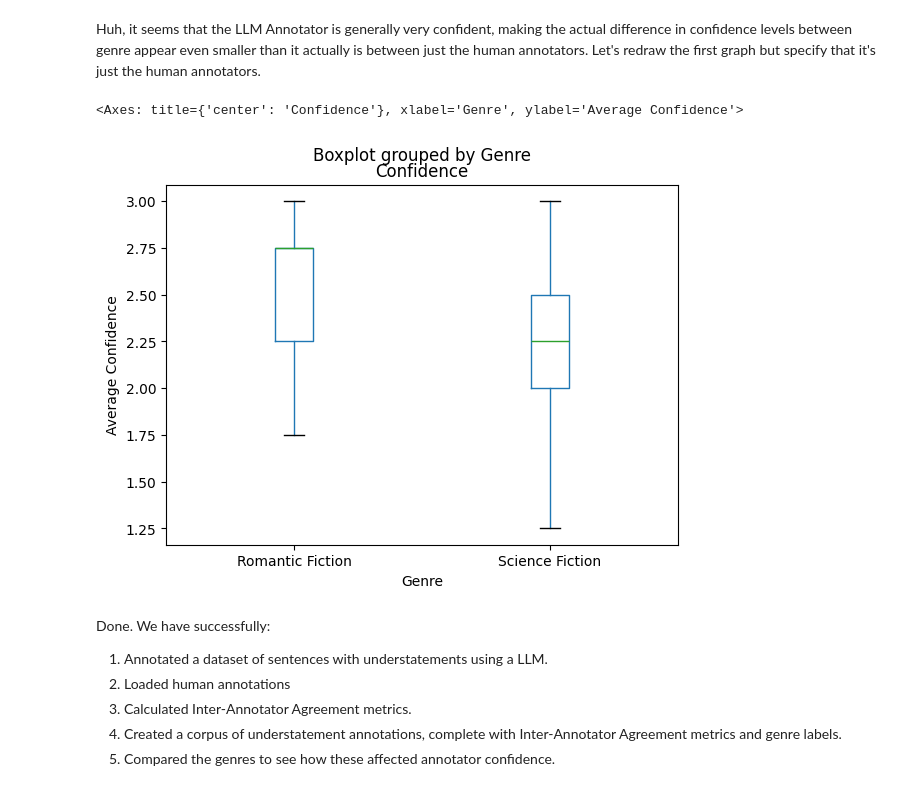
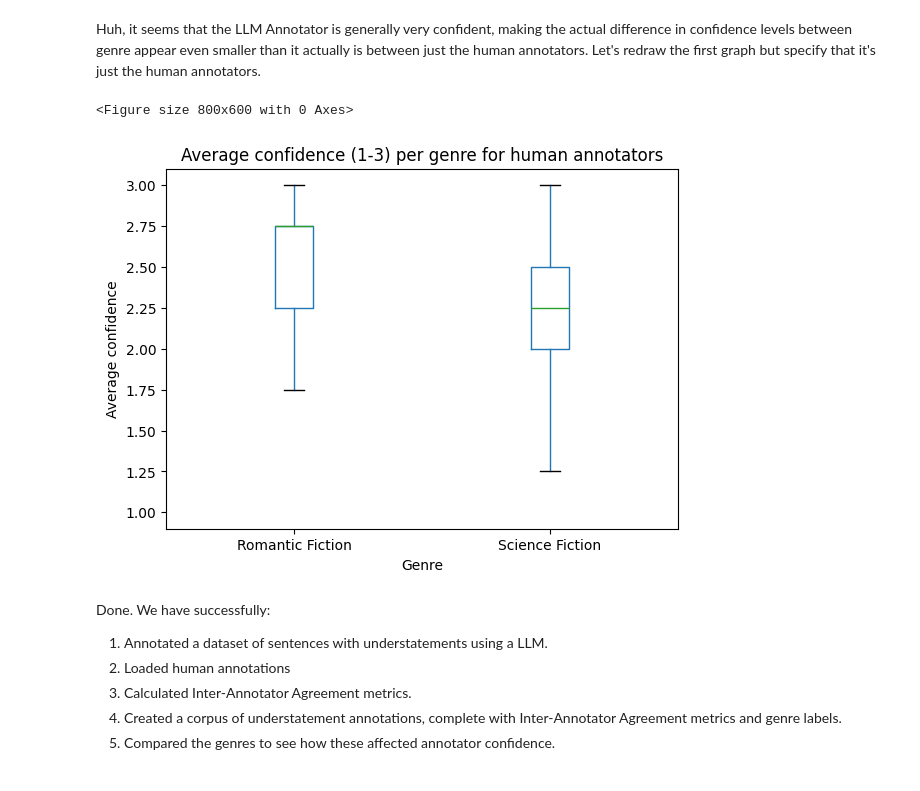
Before and after one commit to krisstallenberg/evaluating-annotations, a Jupyter notebook: evaluate-annotations.ipynb, the cells around one changed output. Drawn from its saved outputs; the diff is of its cells as text; code cells hidden in the pictures.

Commit message:
Graphs

```diff
--- a/evaluate-annotations.ipynb
+++ b/evaluate-annotations.ipynb
@@ -972,36 +977,48 @@ romantic_confidences = []
 
 for sample in dataset['samples']:
     if sample['genre'] == 'SCI':
         sum_confidence = 0
         count = 0
         # Skip annotator-llm and recalculate average confidence
         for annotator in ['annotator-1', 'annotator-2', 'annotator-3', 'annotator-4']:
             if sample['annotations']['confidence'][annotator] is not None:
                 sum_confidence += sample['annotations']['confidence'][annotator]
                 count += 1
         if count > 0: # Avoid division by zero
             scifi_confidences.append(sum_confidence / count)
     if sample['genre'] == 'ROM':
         sum_confidence = 0
         count = 0
         # Skip annotator-llm and recalculate average confidence
         for annotator in ['annotator-1', 'annotator-2', 'annotator-3', 'annotator-4']:
             if sample['annotations']['confidence'][annotator] is not None:
                 sum_confidence += sample['annotations']['confidence'][annotator]
                 count += 1
         if count > 0: # Avoid division by zero
             romantic_confidences.append(sum_confidence / count)
 
 
 genre_df = pd.DataFrame({
     'Genre': ['Science Fiction'] * len(scifi_confidences) + ['Romantic Fiction'] * len(romantic_confidences),
     'Confidence': scifi_confidences + romantic_confidences
 })
 
-genre_df.boxplot(by='Genre', grid=False, ylabel='Average Confidence', xlabel='Genre')
+# Create a boxplot of the average confidence per genre going from 1.00 to 3.00
+plt.figure(figsize=(8, 6))
+boxplot_human = genre_df.boxplot(by='Genre', column='Confidence', grid=False)
+plt.suptitle('')
+plt.title('Average confidence (1-3) per genre for human annotators')
+plt.ylabel('Average confidence')
+plt.xlabel('Genre')
+ax = plt.gca()
+ax.set_ylim(0.9, 3.1)
+plt.show()
+
+# Export the boxplot to a PDF file
+boxplot_human.get_figure().savefig('average_confidence_per_genre.pdf')
 # %% [output]
-<Axes: title={'center': 'Confidence'}, xlabel='Genre', ylabel='Average Confidence'>
+<Figure size 800x600 with 0 Axes>
-[figure, old version]
+[figure, new version]
 # %% [markdown]
 Done. We have successfully:
 
```
Also changed, not shown: parts of 1 cell of this notebook.
